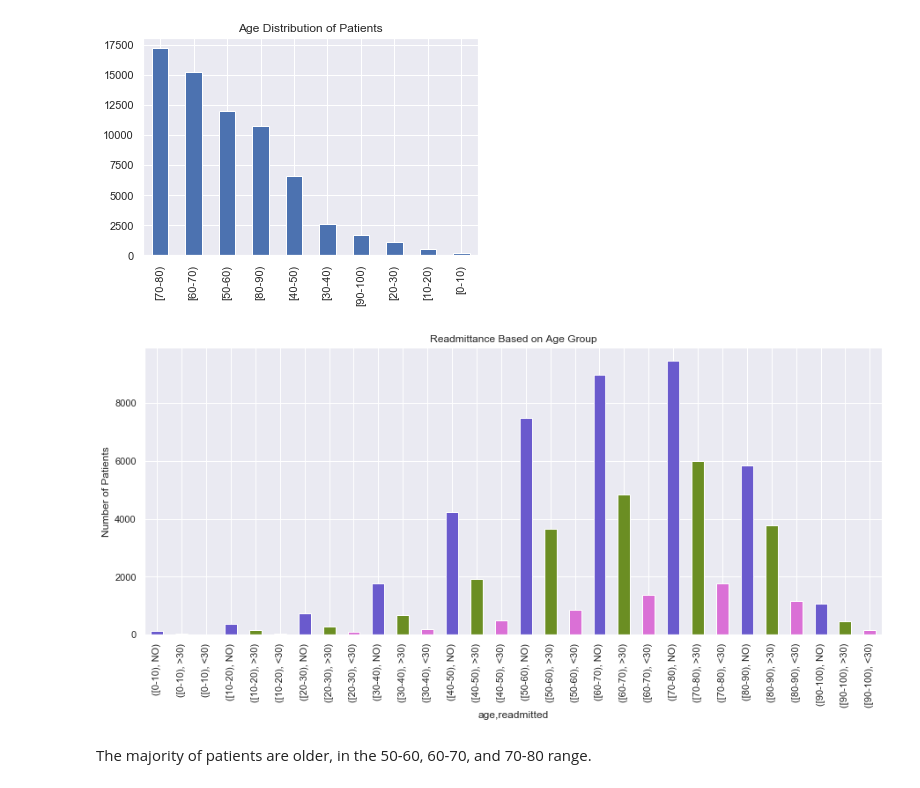
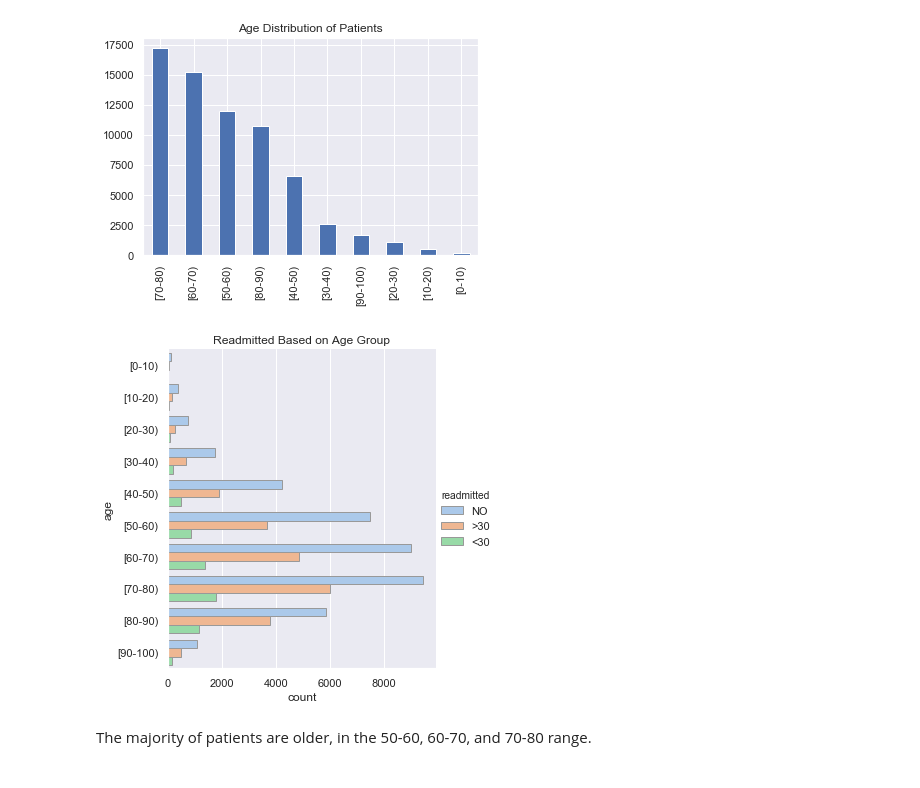
Before and after one commit to annasophiat/diabetic-readmissions, a Jupyter notebook: diabetes_storytelling.ipynb, the cells around one changed output. Drawn from its saved outputs; the diff is of its cells as text; code cells hidden in the pictures.

```diff
--- a/diabetes_storytelling.ipynb
+++ b/diabetes_storytelling.ipynb
@@ -130,14 +130,14 @@ plt.title('Age Distribution of Patients')
 plt.show()
 # %% [output]
 [figure]
-# %%
-plt.figure(figsize=(15, 6))
-diabetes.groupby('age')['readmitted'].value_counts().plot(kind='bar', color=['slateblue', 'olivedrab', 'orchid'])
-plt.ylabel('Number of Patients')
-plt.title('Readmittance Based on Age Group')
-plt.show()
-# %% [output]
-[figure, removed]
+# %%
+sns.catplot(y="age", hue="readmitted", kind="count", palette="pastel", edgecolor=".6", data=diabetes)
+plt.title('Readmitted Based on Age Group')
+plt.show()
+
+# make this bigger?
+# %% [output]
+[figure, added]
 # %% [markdown]
 The majority of patients are older, in the 50-60, 60-70, and 70-80 range.
 # %%
```
Also changed, not shown: parts of 11 cells of this notebook.
